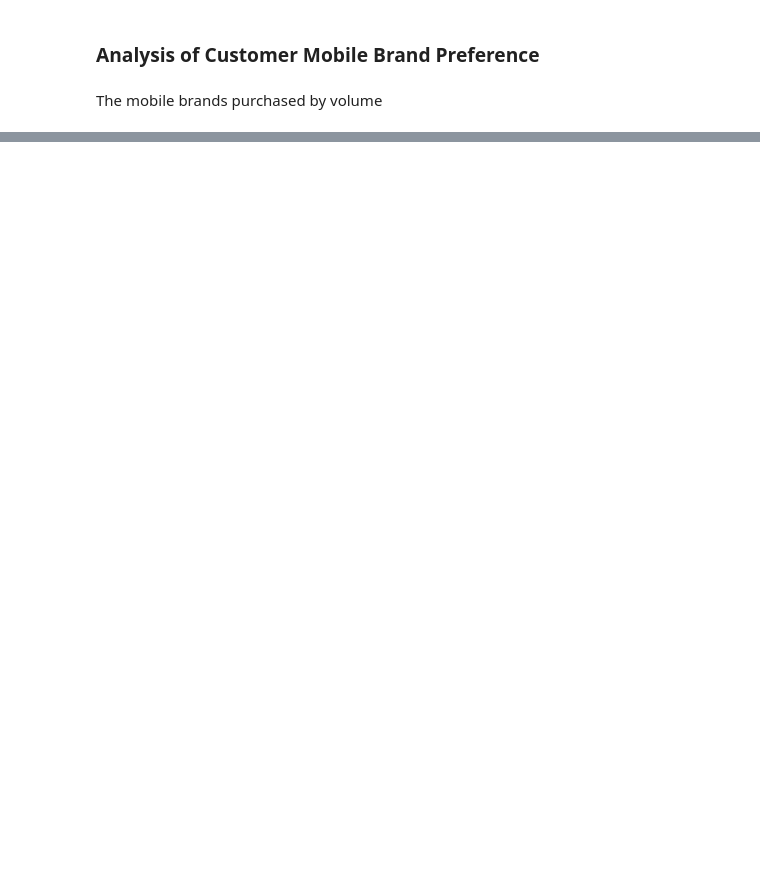
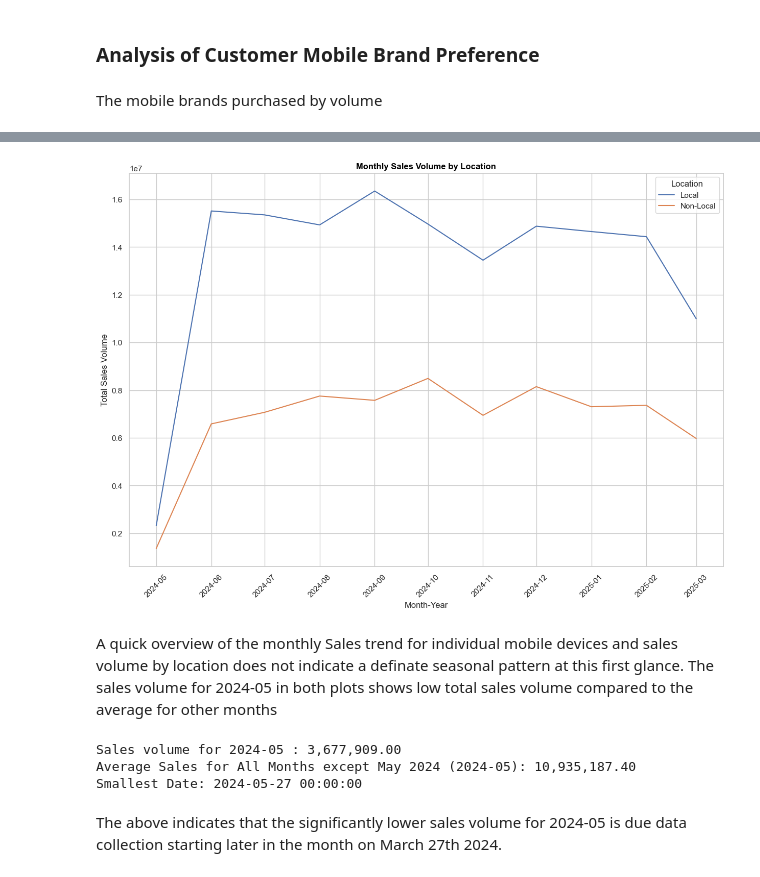
Before and after one commit to adebayopeter/SDS-CP026-retail-pulse, a Jupyter notebook: submissions/team/karl-munroe/data-analysis.ipynb, the cells around one changed output, grey strips where cells are left out. Drawn from its saved outputs; the diff is of its cells as text; code cells hidden in the pictures; blank space fills up the shorter version.

```diff
--- a/submissions/team/karl-munroe/data-analysis.ipynb
+++ b/submissions/team/karl-munroe/data-analysis.ipynb
@@ -203,0 +279,26 @@ dataset.groupby(['Mobile_Name']).agg({'Sell_Price': 'mean', 'Mobile_Name': 'coun
+# %%
+# ***********************************************************
+dataset['Month_Year'] = dataset['Date'].dt.to_period('M')
+sales_by_month = dataset.groupby(['Month_Year', 'Location']).agg({'Sell_Price': 'sum'}).reset_index()
+sales_by_month['Month_Year'] = sales_by_month['Month_Year'].dt.to_timestamp()  # Convert to timestamp for plotting
+plt.figure(figsize=(15,10))
+sns.lineplot(data=sales_by_month, x='Month_Year', y='Sell_Price', hue='Location')
+plt.xlabel('Month-Year')
+plt.title('Monthly Sales Volume by Location', {'fontweight':'bold', 'c': 'black'})
+plt.xticks(rotation=45)
+plt.ylabel('Total Sales Volume')
+plt.show()
+# %% [output]
+[figure, added]
+# %% [markdown]
+A quick overview of the monthly Sales trend for individual mobile devices and sales volume by location does not indicate a definate seasonal pattern at this first glance. The sales volume for 2024-05 in both plots shows low total sales volume compared to the average for other months
+# %%
+print(f'Sales volume for 2024-05 : {sales_by_month.Sell_Price[sales_by_month.Month_Year == pd.to_datetime('2024-05')].sum():,.2f}')
+print(f'Average Sales for All Months except May 2024 (2024-05): {sales_by_month.Sell_Price[sales_by_month.Month_Year != pd.to_datetime('2024-05')].mean():,.2f}')
+print(f'Smallest Date: {dataset.Date.min()}')
+# %% [output]
+Sales volume for 2024-05 : 3,677,909.00
+Average Sales for All Months except May 2024 (2024-05): 10,935,187.40
+Smallest Date: 2024-05-27 00:00:00
+# %% [markdown]
+The above indicates that the significantly lower sales volume for 2024-05 is due data collection starting later in the month on March 27th 2024.
```
Also changed, not shown: parts of 13 cells of this notebook, 1 other file.
